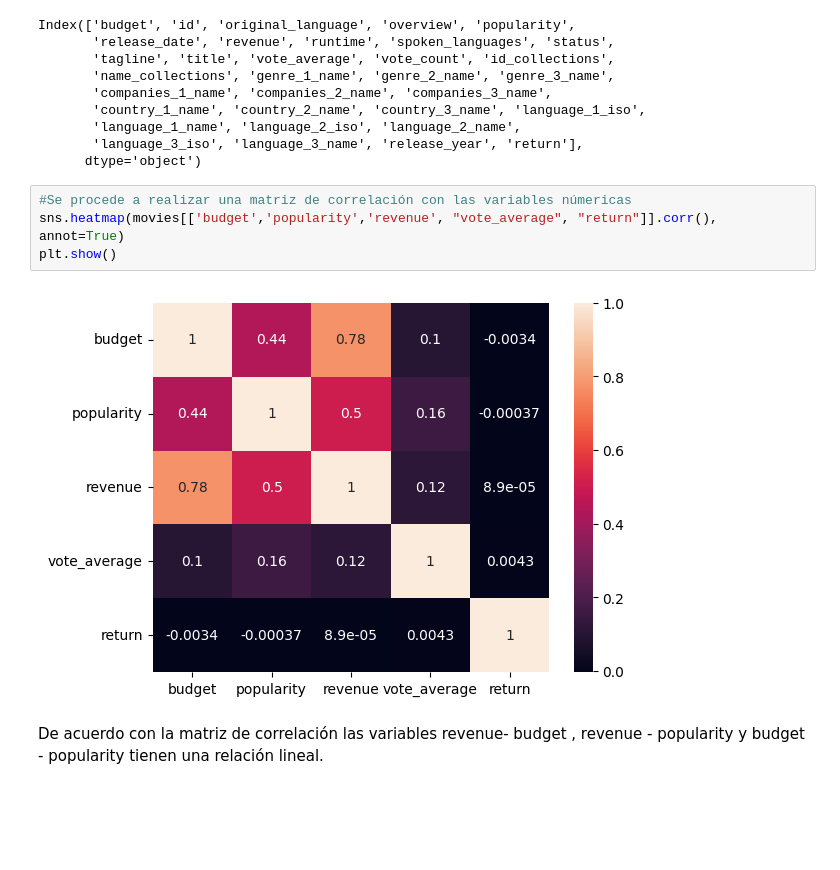
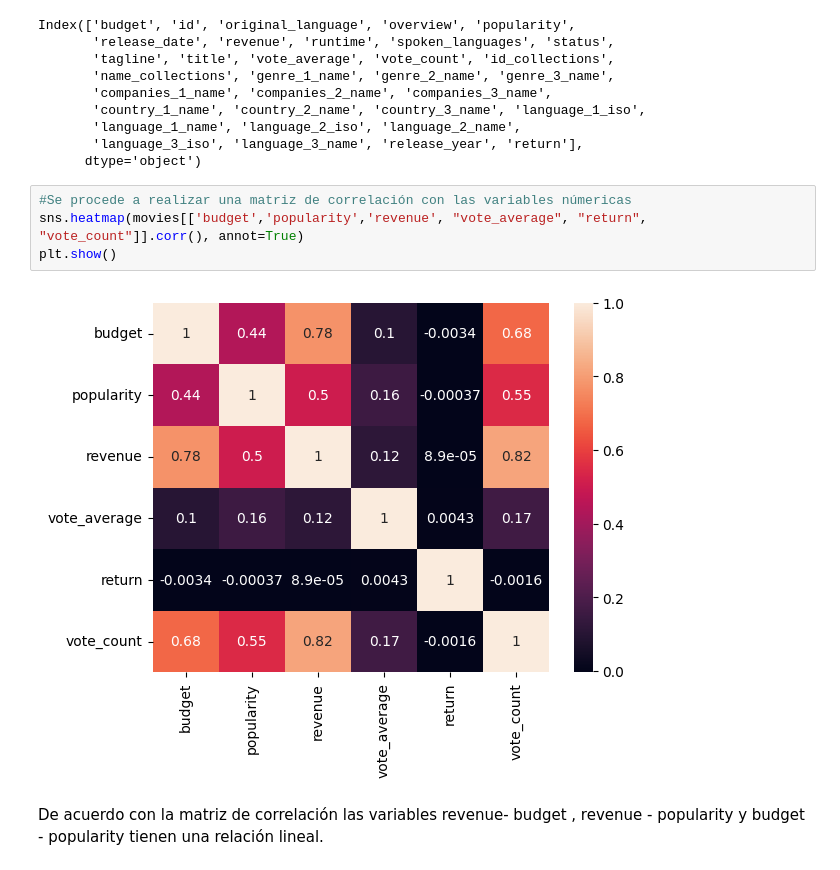
Before and after one commit to ssaraypr/Solucion-Laboratorio-1, a Jupyter notebook: EDA.ipynb, the cells around one changed output. Cells and saved outputs as stored; diff of their text form; blank space fills up the shorter version.

```diff
--- a/EDA.ipynb
+++ b/EDA.ipynb
@@ -359,10 +359,10 @@ Index(['budget', 'id', 'original_language', 'overview', 'popularity',
       dtype='object')
 # %%
 #Se procede a realizar una matriz de correlación con las variables númericas
-sns.heatmap(movies[['budget','popularity','revenue', "vote_average", "return"]].corr(), annot=True)
+sns.heatmap(movies[['budget','popularity','revenue', "vote_average", "return", "vote_count"]].corr(), annot=True)
 plt.show()
 # %% [output]
-[figure, old version]
+[figure, new version]
 # %% [markdown]
 De acuerdo con la matriz de correlación las variables revenue- budget ,  revenue - popularity  y budget - popularity tienen una relación lineal.
 # %%
```
Also changed, not shown: parts of 6 cells of this notebook, 1 other file.
